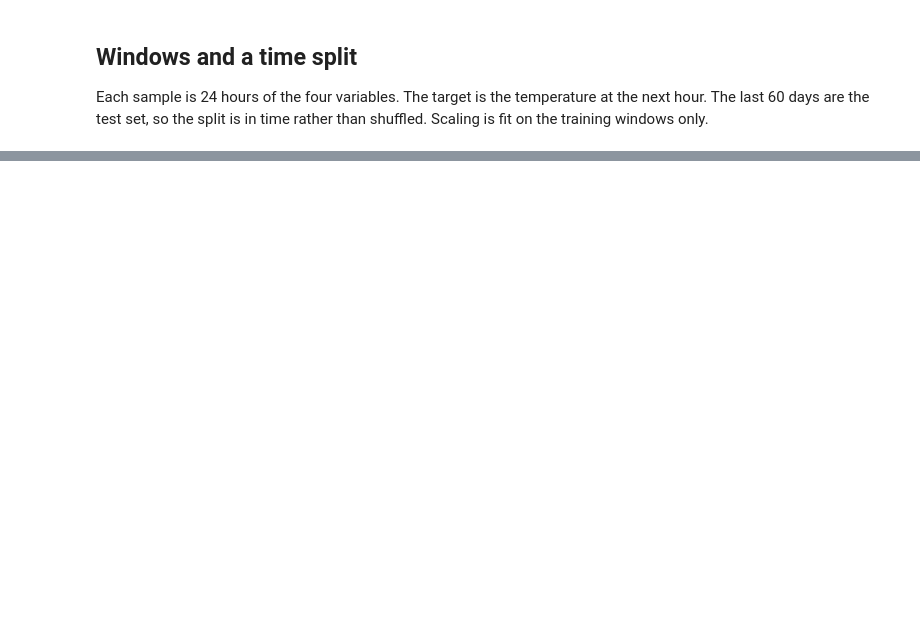
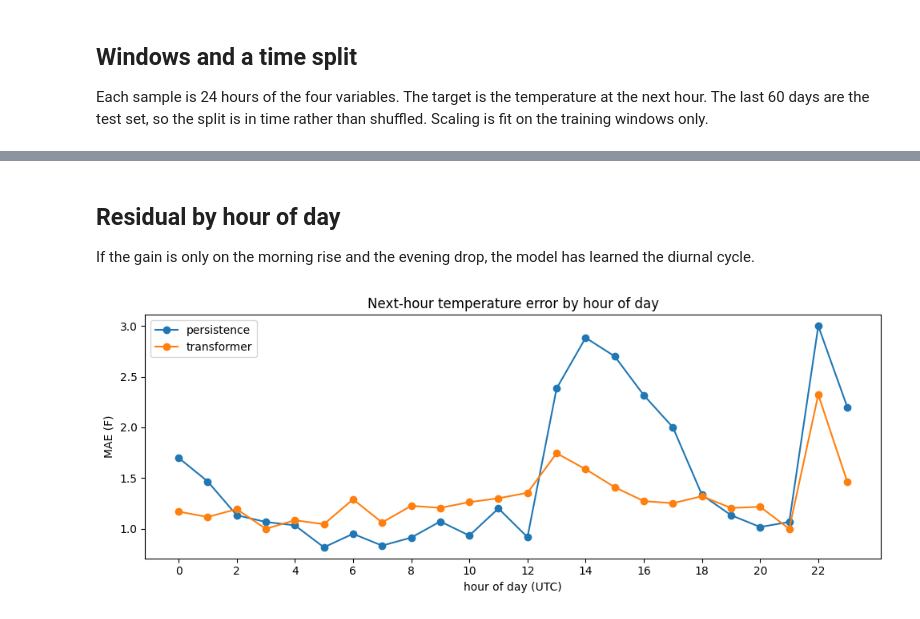
Before and after one commit to jbonucchi/khsv-hourly-sequence-models, a Jupyter notebook: hourly_sequence_models_khsv.ipynb, the cells around one changed output, grey strips where cells are left out. Saved outputs shown, nothing was run; the diff lists cells and outputs as text; code cells hidden in the pictures; blank space fills up the shorter version.

```diff
--- a/hourly_sequence_models_khsv.ipynb
+++ b/hourly_sequence_models_khsv.ipynb
@@ -237,0 +237,41 @@ Do not lengthen the window past 72 hours or raise the batch size past 128 on a f
+# %% [markdown]
+## Residual by hour of day
+
+If the gain is only on the morning rise and the evening drop, the model has learned the diurnal cycle.
+# %%
+test_times = t_end[test]
+hour = test_times.hour
+rows = []
+for h in range(24):
+    m = hour == h
+    if m.sum() == 0:
+        continue
+    rows.append({
+        "hour": h,
+        "n": int(m.sum()),
+        "persist_mae": mae(persist[m], y_test[m]),
+        "tfm_mae": mae(tfm_hat[m], y_test[m]),
+    })
+by_hour = pd.DataFrame(rows)
+by_hour["gain"] = by_hour["persist_mae"] - by_hour["tfm_mae"]
+
+fig, ax = plt.subplots(figsize=(10, 4))
+ax.plot(by_hour["hour"], by_hour["persist_mae"], marker="o", label="persistence")
+ax.plot(by_hour["hour"], by_hour["tfm_mae"], marker="o", label="transformer")
+ax.set_xticks(range(0, 24, 2))
+ax.set_xlabel("hour of day (UTC)")
+ax.set_ylabel("MAE (F)")
+ax.set_title("Next-hour temperature error by hour of day")
+ax.legend()
+fig.tight_layout()
+plt.show()
+
+print(by_hour.round(3).to_string(index=False))
+print(
+    "afternoon gain (18–23 UTC):",
+    f"{by_hour.loc[by_hour.hour.between(18, 23), 'gain'].mean():.3f} F",
+    "| overnight gain (0–11 UTC):",
+    f"{by_hour.loc[by_hour.hour.between(0, 11), 'gain'].mean():.3f} F",
+)
+# %% [output]
+[figure, added]
```
Also changed, not shown: parts of 15 cells of this notebook.
